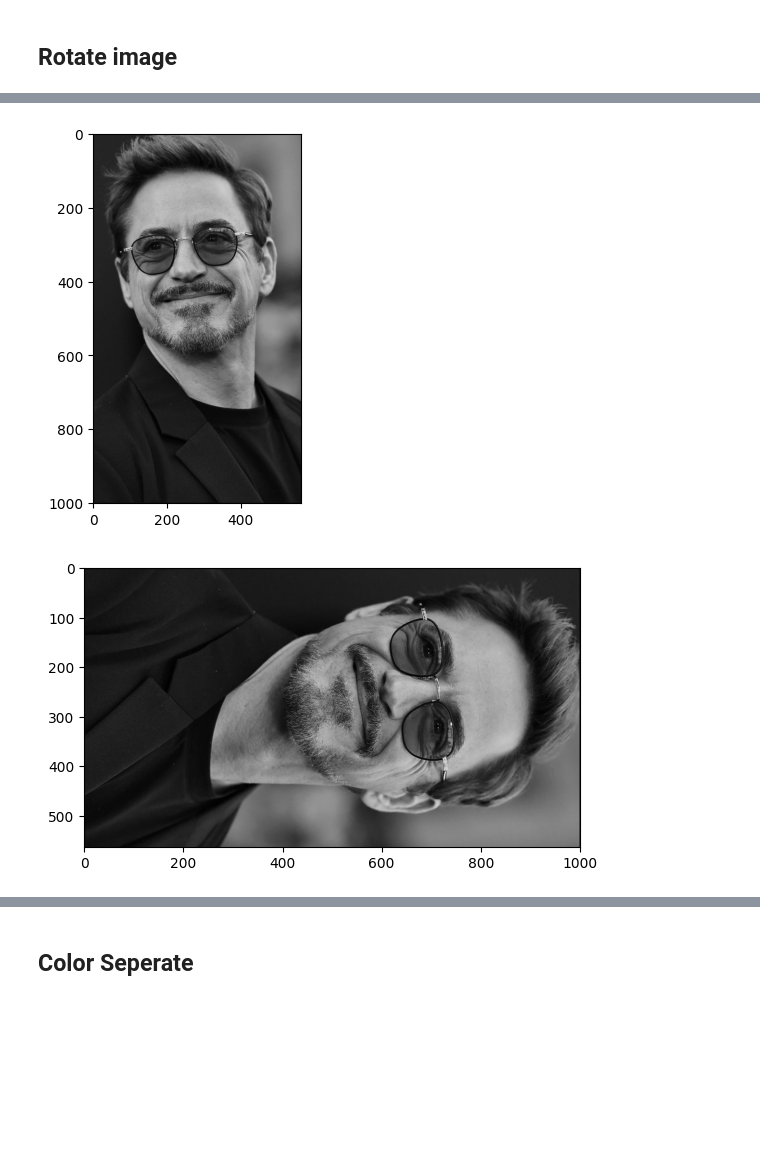
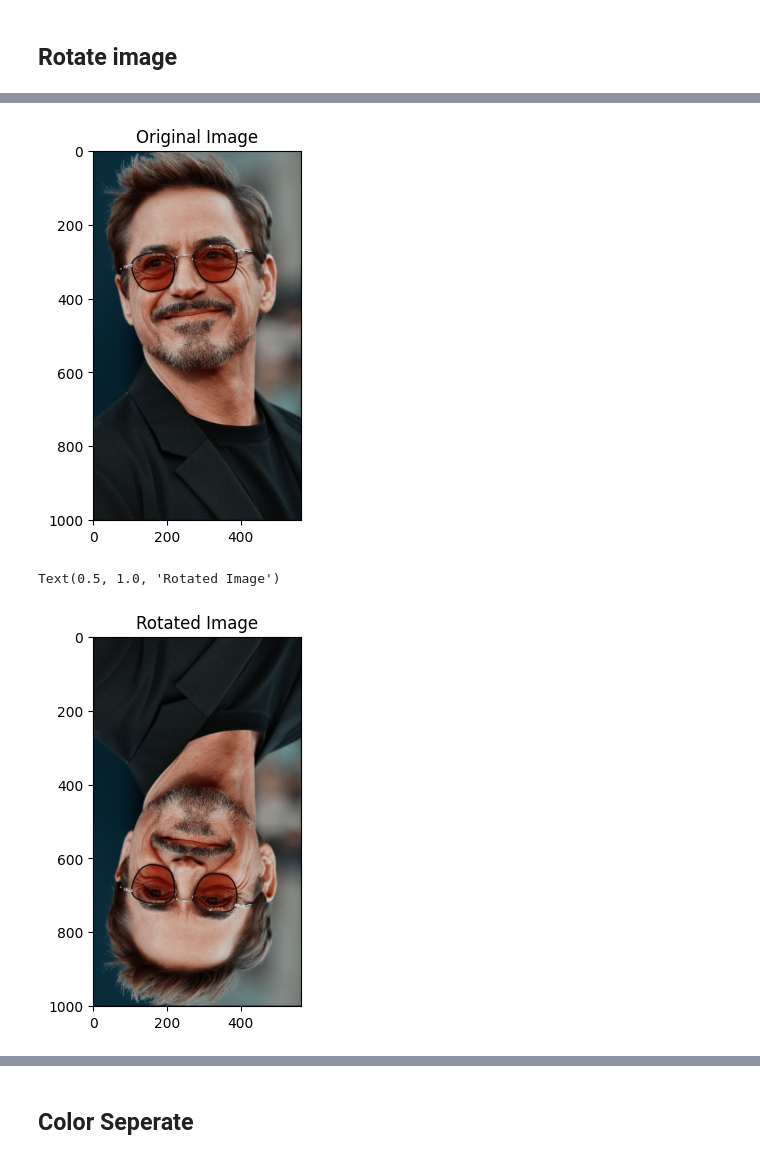
Before and after one commit to levanduy093-work/project1_image_processor, a Jupyter notebook: main.ipynb, the cells around one changed output, grey strips where cells are left out. Drawn from its saved outputs; the diff is of its cells as text; code cells hidden in the pictures; blank space fills up the shorter version.

```diff
--- a/main.ipynb
+++ b/main.ipynb
@@ -75,25 +50,14 @@ plt.show()
-# %%
-def rotate_image(image):
-    # Get the image shape
-    height, width = image.shape[:2]
-
-    # Create a white image with the same dimensions
-    rotated_image = np.zeros((width, height, 3), dtype=np.uint8)
-
-    for i in range(height):
-        for j in range(width):
-            rotated_image[j, height - 1 - i] = image[i, j]
-
-    return rotated_image
-
-# Rotate the image
-image_path = 'raw_image/robert_raw.png'
-image = cv2.imread(image_path, 0)
-rotated_image = rotate_image(image)
-plt.imshow(image, cmap='gray')
-plt.show()
-plt.imshow(rotated_image, cmap='gray')
-plt.show()
-# %% [output]
-[figure, removed]
-[figure, removed]
+# %%
+image_path = 'raw_image/robert_raw.png'
+image = cv2.imread(image_path)
+plt.imshow(image[:, :, ::-1])
+plt.title('Original Image')
+plt.show()
+
+result = image[::-1, :]
+plt.imshow(result[:, :, ::-1])
+plt.title('Rotated Image')
+# %% [output]
+[figure, added]
+Text(0.5, 1.0, 'Rotated Image')
+[figure, added]
```
Also changed, not shown: parts of 8 cells of this notebook, 3 other files.
